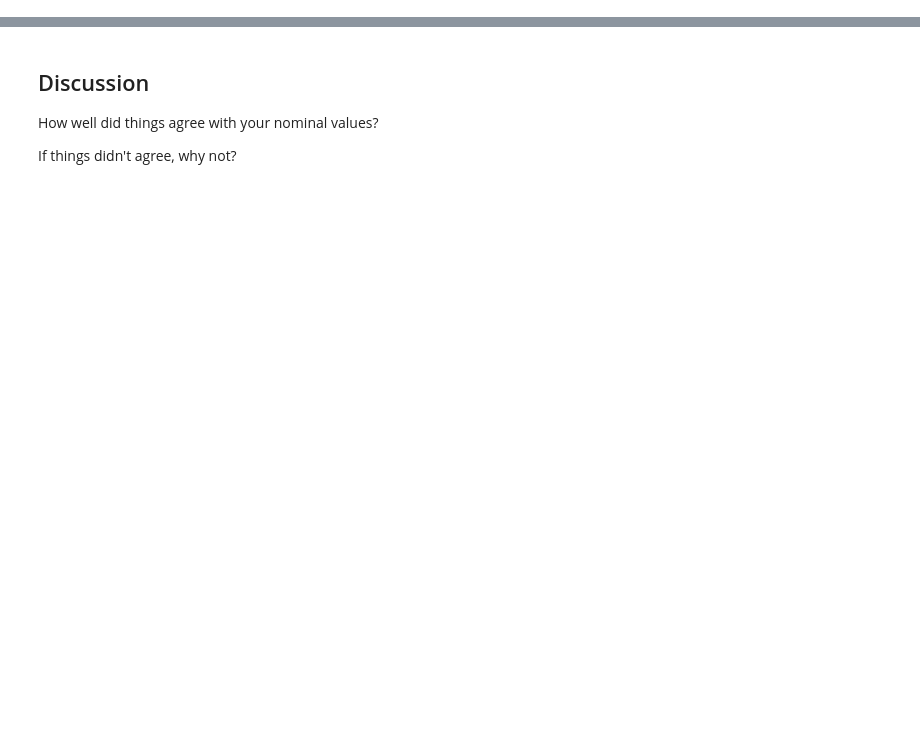
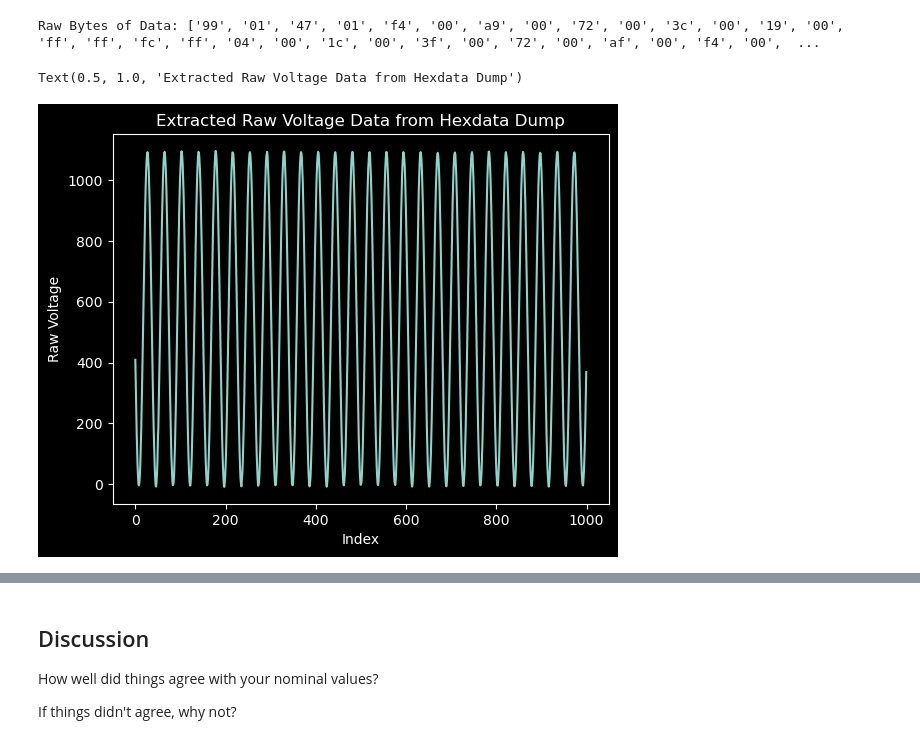
Before and after one commit to jamesmu03/zephyr-hrm, a Jupyter notebook: testing/technical_report.ipynb, the cells around one changed output, grey strips where cells are left out. Cells and saved outputs as stored; diff of their text form; code cells hidden in the pictures; blank space fills up the shorter version.

```diff
--- a/testing/technical_report.ipynb
+++ b/testing/technical_report.ipynb
@@ -37,0 +67,7 @@ Remember to read raw data in from a separate file!!
+# %%
+# `hexdump.txt`` was copied from `LOG_HEXDUMP` terminal output
+# we know this is a hexdump of int16 values storing 12-bit data
+with open('hexdump.txt', 'r') as f:
+    rawdata = f.read()
+
+print(rawdata)
@@ -37,0 +92,33 @@ Remember to read raw data in from a separate file!!
+# %%
+# clean up the data
+
+data_lines = rawdata.strip().splitlines()  # get rid of leading/trailing whitespace and split into lines
+
+hex_data = []
+for line in data_lines:
+    hex_data_line = line.split('|')[0].split()  # split on |, toss the ASCII columns, then split on whitespace
+    hex_data.extend(hex_data_line[0:]) # append to the hex data list
+
+print(f'Raw Bytes of Data: {hex_data}')
+# %% [output]
+Raw Bytes of Data: ['99', '01', '47', '01', 'f4', '00', 'a9', '00', '72', '00', '3c', '00', '19', '00', 'ff', 'ff', 'fc', 'ff', '04', '00', '1c', '00', '3f', '00', '72', '00', 'af', '00', 'f4', '00',  ...
+# %%
+raw_voltage = []
+for i in range(0, len(hex_data) - 1, 2): # step by 2 to get every 2 bytes (16 bits)
+
+    # intepret every two bytes as a 16-bit integer
+    raw_value = int(hex_data[i+1] + hex_data[i], 16)
+    # mask to get the lower 12 bits (resolution of the ADC specified in the devicetree)
+    raw_value &= 0x0FFF
+    # interpret signed 12-bit integer (2s complement)
+    if raw_value >= 0x800:  # 2048 is 1/2 of 4096 (12-bit int range)
+        raw_value -= 0x1000 # subtract 4096
+    raw_voltage.append(raw_value)
+
+plt.plot(raw_voltage)
+plt.xlabel('Index')
+plt.ylabel('Raw Voltage')
+plt.title('Extracted Raw Voltage Data from Hexdata Dump')
+# %% [output]
+Text(0.5, 1.0, 'Extracted Raw Voltage Data from Hexdata Dump')
+[figure, added]
```
Also changed, not shown: parts of 15 cells of this notebook, 3 other files.
